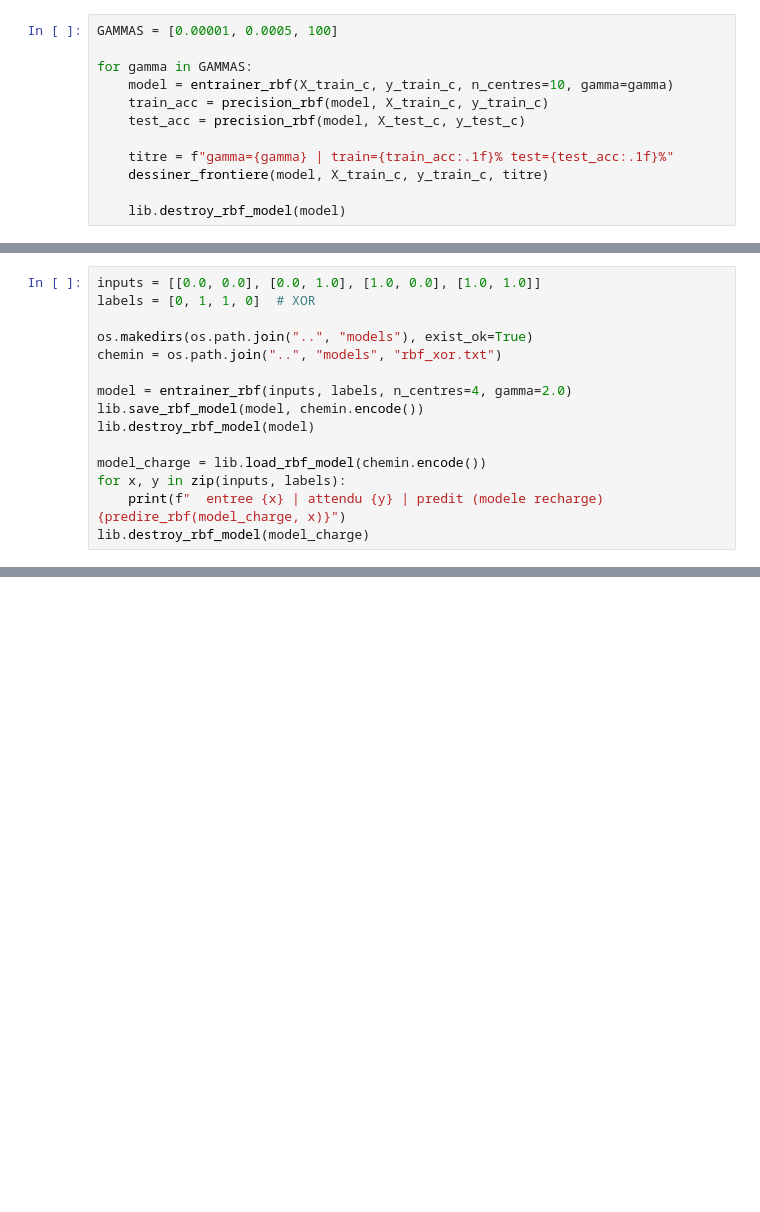
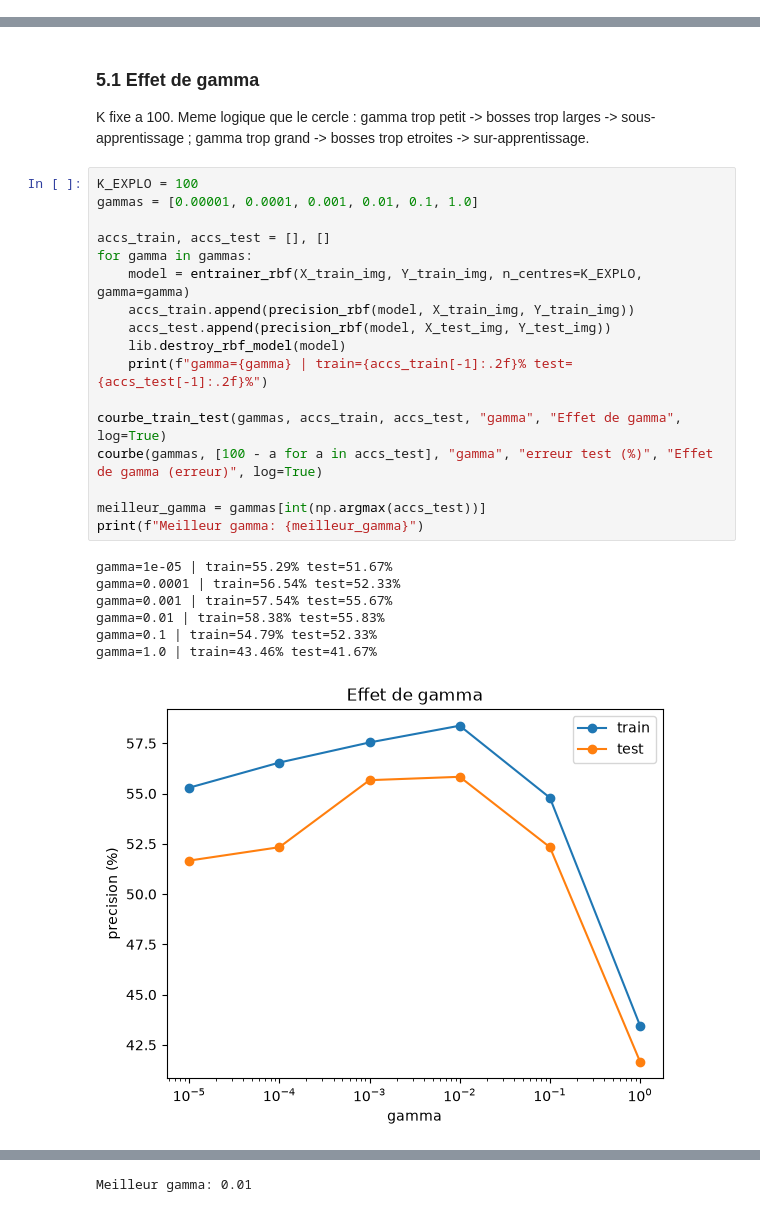
Before and after one commit to AbdelkrimAKKAL/Projet_Annual_IA, a Jupyter notebook: jupyter/rbf.ipynb, the cells around one changed output, grey strips where cells are left out. Cells and saved outputs as stored; diff of their text form; blank space fills up the shorter version.

```diff
--- a/jupyter/rbf.ipynb
+++ b/jupyter/rbf.ipynb
@@ -119,12 +0,0 @@ plt.show()
-# %%
-GAMMAS = [0.00001, 0.0005, 100]
-
-for gamma in GAMMAS:
-    model = entrainer_rbf(X_train_c, y_train_c, n_centres=10, gamma=gamma)
-    train_acc = precision_rbf(model, X_train_c, y_train_c)
-    test_acc = precision_rbf(model, X_test_c, y_test_c)
-
-    titre = f"gamma={gamma} | train={train_acc:.1f}% test={test_acc:.1f}%"
-    dessiner_frontiere(model, X_train_c, y_train_c, titre)
-
-    lib.destroy_rbf_model(model)
@@ -151,15 +0,0 @@ for gamma in GAMMAS:
-# %%
-inputs = [[0.0, 0.0], [0.0, 1.0], [1.0, 0.0], [1.0, 1.0]]
-labels = [0, 1, 1, 0]  # XOR
-
-os.makedirs(os.path.join("..", "models"), exist_ok=True)
-chemin = os.path.join("..", "models", "rbf_xor.txt")
-
-model = entrainer_rbf(inputs, labels, n_centres=4, gamma=2.0)
-lib.save_rbf_model(model, chemin.encode())
-lib.destroy_rbf_model(model)
-
-model_charge = lib.load_rbf_model(chemin.encode())
-for x, y in zip(inputs, labels):
-    print(f"  entree {x} | attendu {y} | predit (modele recharge) {predire_rbf(model_charge, x)}")
-lib.destroy_rbf_model(model_charge)
@@ -170,0 +46,31 @@ lib.destroy_rbf_model(model_charge)
+# %% [markdown]
+### 5.1 Effet de gamma
+
+K fixe a 100. Meme logique que le cercle : gamma trop petit -> bosses trop
+larges -> sous-apprentissage ; gamma trop grand -> bosses trop etroites ->
+sur-apprentissage.
+# %%
+K_EXPLO = 100
+gammas = [0.00001, 0.0001, 0.001, 0.01, 0.1, 1.0]
+
+accs_train, accs_test = [], []
+for gamma in gammas:
+    model = entrainer_rbf(X_train_img, Y_train_img, n_centres=K_EXPLO, gamma=gamma)
+    accs_train.append(precision_rbf(model, X_train_img, Y_train_img))
+    accs_test.append(precision_rbf(model, X_test_img, Y_test_img))
+    lib.destroy_rbf_model(model)
+    print(f"gamma={gamma} | train={accs_train[-1]:.2f}% test={accs_test[-1]:.2f}%")
+
+courbe_train_test(gammas, accs_train, accs_test, "gamma", "Effet de gamma", log=True)
+courbe(gammas, [100 - a for a in accs_test], "gamma", "erreur test (%)", "Effet de gamma (erreur)", log=True)
+
+meilleur_gamma = gammas[int(np.argmax(accs_test))]
+print(f"Meilleur gamma: {meilleur_gamma}")
+# %% [output]
+gamma=1e-05 | train=55.29% test=51.67%
+gamma=0.0001 | train=56.54% test=52.33%
+gamma=0.001 | train=57.54% test=55.67%
+gamma=0.01 | train=58.38% test=55.83%
+gamma=0.1 | train=54.79% test=52.33%
+gamma=1.0 | train=43.46% test=41.67%
+[figure, added]
@@ -170,0 +78 @@ lib.destroy_rbf_model(model_charge)
+Meilleur gamma: 0.01
```
Also changed, not shown: parts of 21 cells of this notebook, 14 other files.
